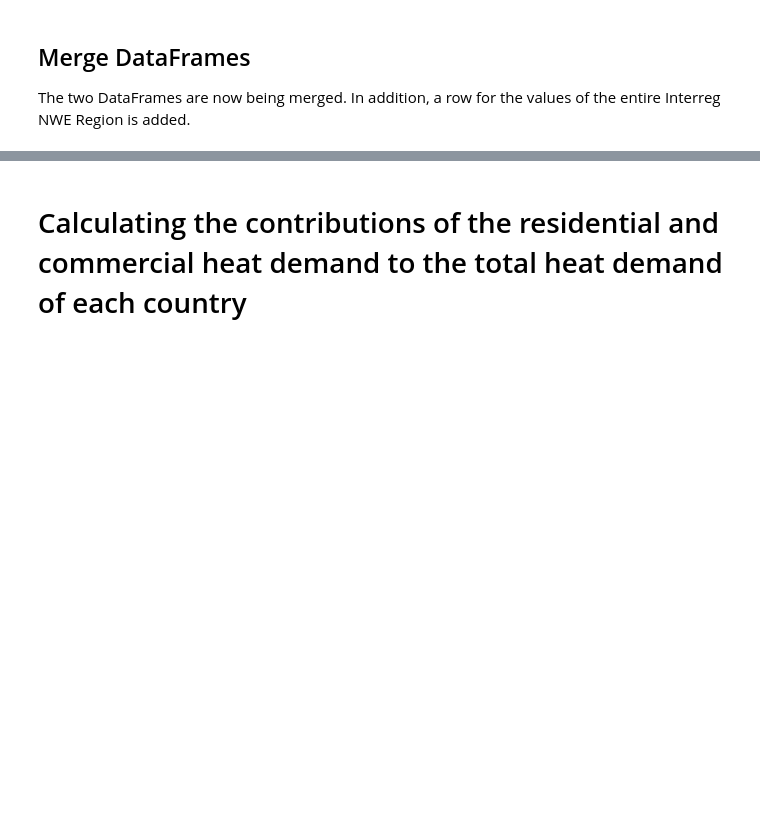
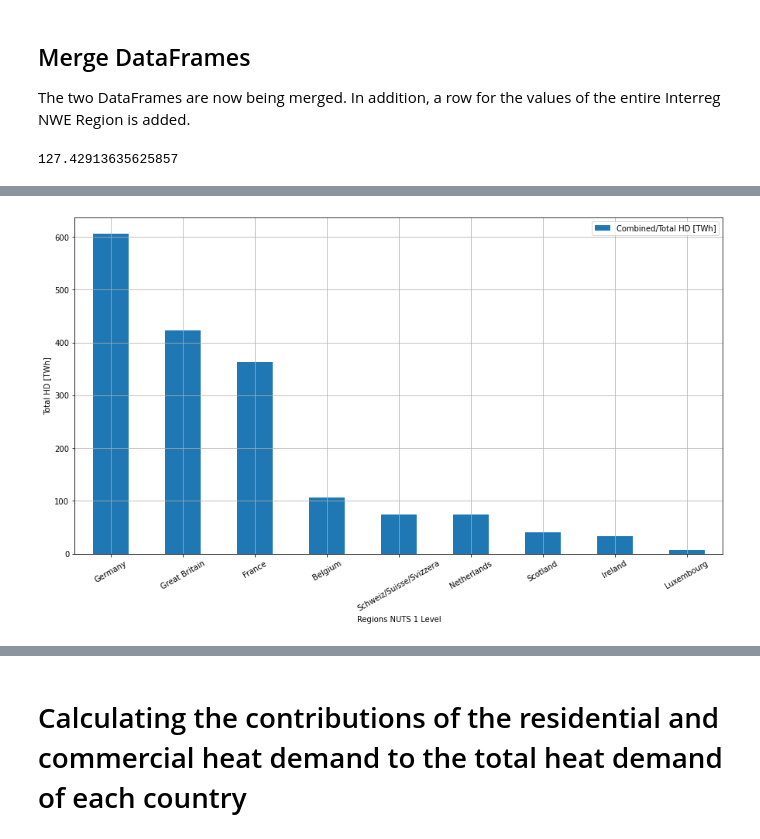
Before and after one commit to AlexanderJuestel/code_collection, a Jupyter notebook: notebooks/heat_demand_mapping/processing_results/Statistical_Evaluation_Total_Heat_Demand_Data_NUTS0.ipynb, the cells around one changed output, grey strips where cells are left out. Saved outputs shown, nothing was run; the diff lists cells and outputs as text; code cells hidden in the pictures; blank space fills up the shorter version.

```diff
--- a/notebooks/heat_demand_mapping/processing_results/Statistical_Evaluation_Total_Heat_Demand_Data_NUTS0.ipynb
+++ b/notebooks/heat_demand_mapping/processing_results/Statistical_Evaluation_Total_Heat_Demand_Data_NUTS0.ipynb
@@ -199,6 +193,13 @@ print(str(average_total_heat_demand)+' MWh/ha')
 ## Merge DataFrames
 
 The two DataFrames are now being merged. In addition, a row for the values of the entire Interreg NWE Region is added.
+# %%
+# Calculating the average heat demand of the heated area
+average_of_heated_area_total = df_tot_heat_cumulated_hd/total_area_of_heat_demand*1e4
+
+print(average_of_heated_area_total)
+# %% [output]
+127.42913635625857
 # %%
 # Merging DataFrames
 gdf_tot_heat = pd.merge(df_tot_heat, gdf_interreg_nwe,
@@ -249,3 +251,8 @@ gdf_tot_heat.round(decimals=1)#.style.applymap(lambda x: "background-color: red"
 | 7 | Scotland | 74237 | 78684 | 9.3 | 40.7 | ... |
 | 8 | Ireland | 65150 | 69738 | 8.3 | 32.5 | ... |
 | 9 | Luxembourg | 2421 | 2596 | 0.3 | 7.5 | ... |
+# %%
+gdf_tot_heat[1:].plot.bar(y='Combined/Total HD [TWh]', x= 'Region', logy=False, figsize=(15,8), ylabel= 'Total HD [TWh]',  xlabel= 'Regions NUTS 1 Level', rot=30)
+plt.grid()
+# %% [output]
+[figure, added]
```
Also changed, not shown: parts of 6 cells of this notebook, 30 other files.
